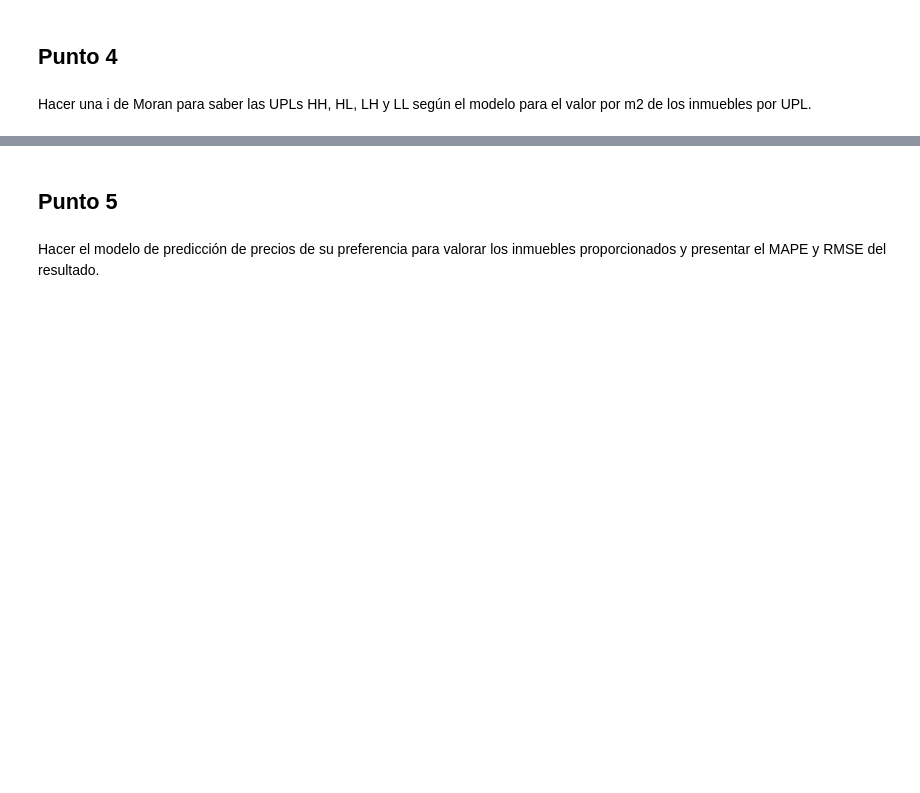
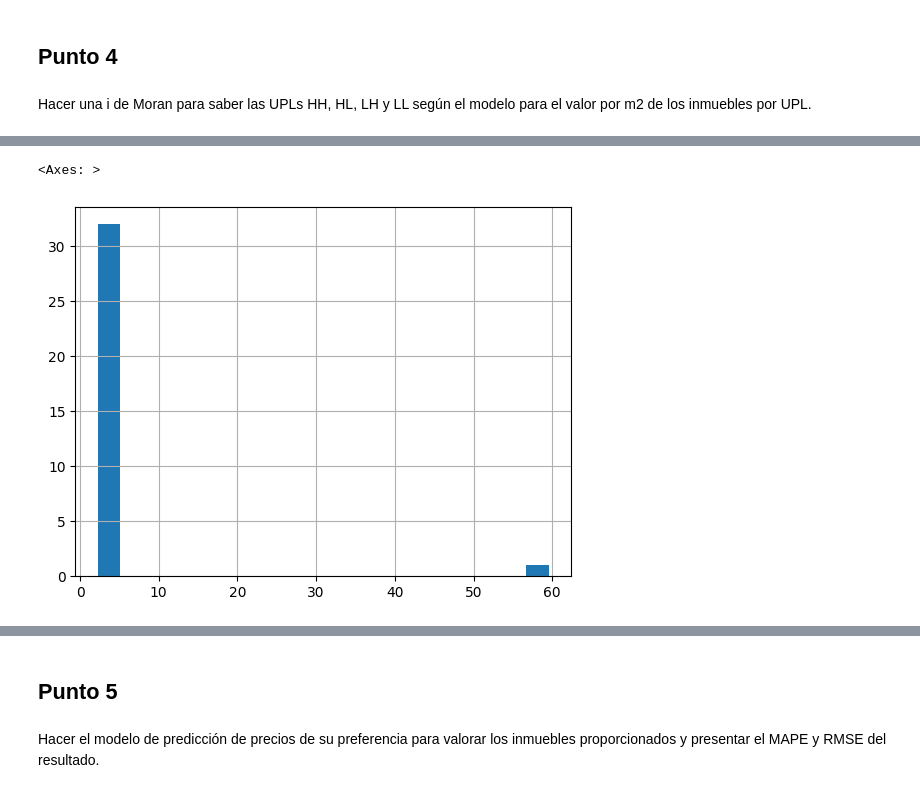
Before and after one commit to SantiGonzalezz/habi_prueba_data_science, a Jupyter notebook: Prueba_Data_Science_Santi.ipynb, the cells around one changed output, grey strips where cells are left out. Cells and saved outputs as stored; diff of their text form; code cells hidden in the pictures; blank space fills up the shorter version.

```diff
--- a/Prueba_Data_Science_Santi.ipynb
+++ b/Prueba_Data_Science_Santi.ipynb
@@ -440,0 +563,27 @@ Escriba aquí su código. De ser necesario, puede agregar más celdas.
+# %%
+df_precio_upl = df_inmuebles.groupby(['codigo_upl']).agg(
+    mean_precio = ('precio', 'mean'),
+    median_precio = ('precio', 'median'),
+    mean_precio_m2 = ('precio_m2', 'mean'),
+    median_precio_m2 = ('precio_m2', 'median'),
+    mean_area = ('area', 'mean'),
+    median_area = ('area', 'median'),
+    count = ('id', 'count')
+).reset_index().sort_values(by='mean_precio_m2', ascending=False)
+
+df_precio_upl['mean_precio'] = df_precio_upl['mean_precio'] / 1000000
+df_precio_upl['median_precio'] = df_precio_upl['median_precio'] / 1000000
+
+# Complete the information of the UPL to graph it
+df_precio_upl =pd.merge(
+    df_precio_upl,
+    df_upls,
+    how='left',
+    on='codigo_upl'
+)
+
+# Convert to geodataframe
+df_precio_upl = gpd.GeoDataFrame(
+    df_precio_upl,
+    geometry='geometry'
+)
@@ -440,0 +599,5 @@ Escriba aquí su código. De ser necesario, puede agregar más celdas.
+# %%
+df_precio_upl['mean_precio_m2'].hist(bins=20)
+# %% [output]
+<Axes: >
+[figure, added]
```
Also changed, not shown: parts of 51 cells of this notebook, 1 other file.
